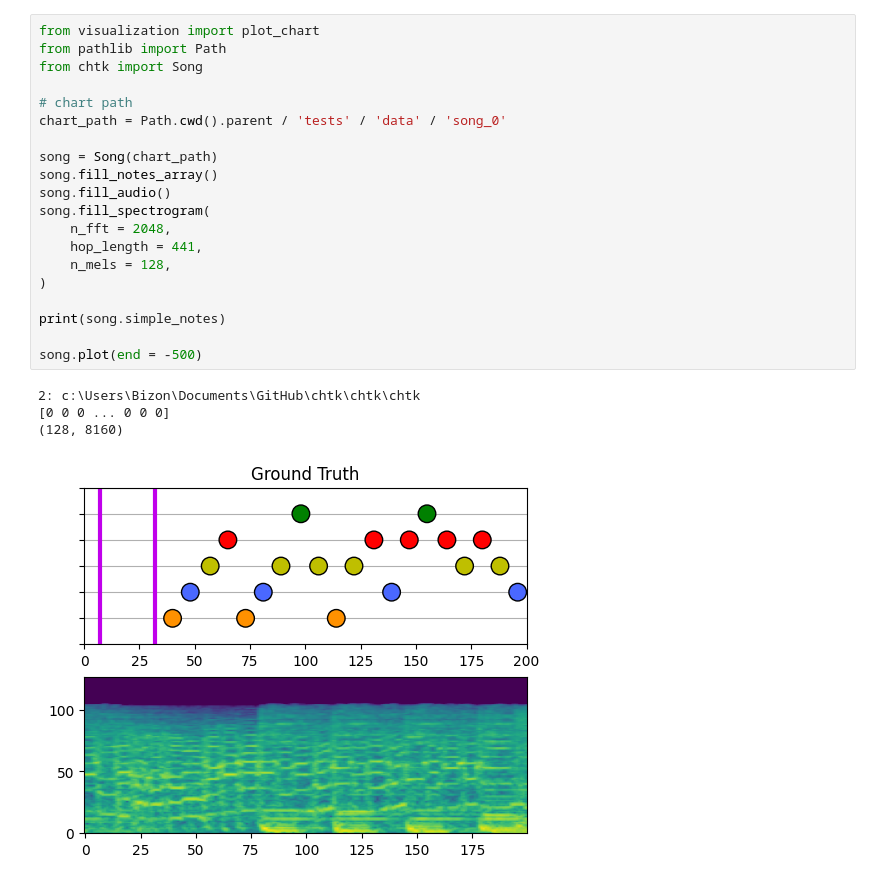
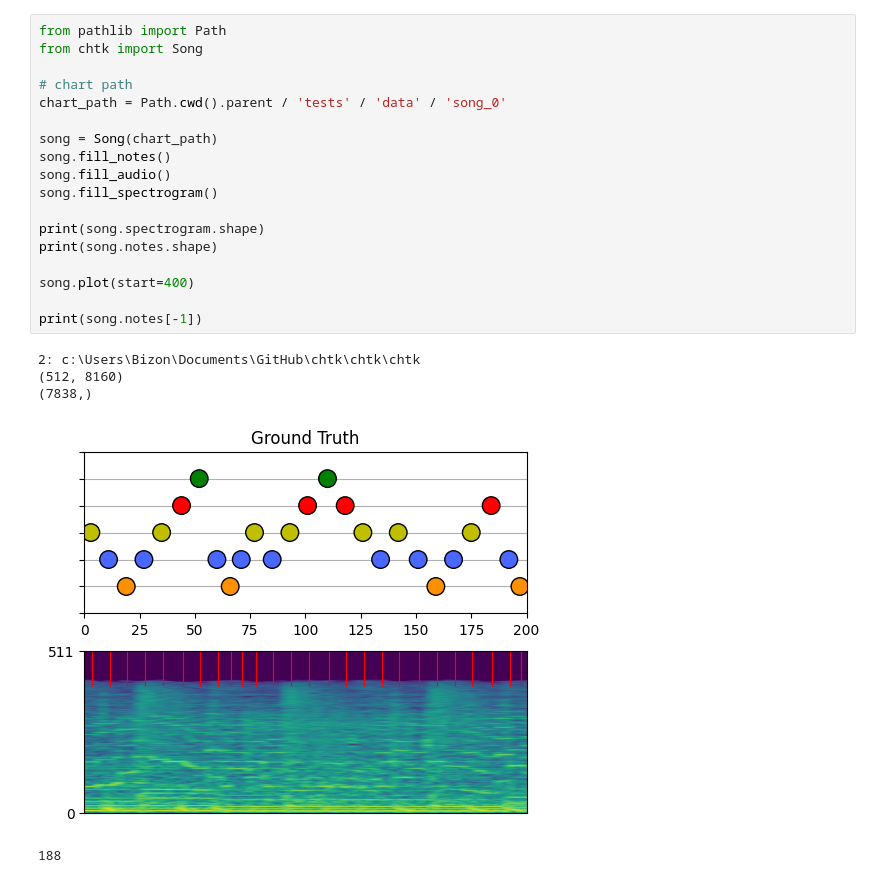
Before and after one commit to elliottwaissbluth/chtk, a Jupyter notebook: chtk/chtk/plot_charts.ipynb, the cells around one changed output. Drawn from its saved outputs; the diff is of its cells as text.

Commit message:
Cleaned up some more
Added some functionality to plot_chart() as well

```diff
--- a/chtk/chtk/plot_charts.ipynb
+++ b/chtk/chtk/plot_charts.ipynb
@@ -1,25 +1,24 @@
 # %%
-from visualization import plot_chart
 from pathlib import Path
 from chtk import Song
 
 # chart path
 chart_path = Path.cwd().parent / 'tests' / 'data' / 'song_0'
 
 song = Song(chart_path)
-song.fill_notes_array()
+song.fill_notes()
 song.fill_audio()
-song.fill_spectrogram(
-    n_fft = 2048,
-    hop_length = 441,
-    n_mels = 128,
-)
+song.fill_spectrogram()
 
-print(song.simple_notes)
+print(song.spectrogram.shape)
+print(song.notes.shape)
 
-song.plot(end = -500)
+song.plot(start=400)
+
+print(song.notes[-1])
 # %% [output]
 2: c:\Users\Bizon\Documents\GitHub\chtk\chtk\chtk
-[0 0 0 ... 0 0 0]
-(128, 8160)
+(512, 8160)
+(7838,)
-[figure, old version]
+[figure, new version]
+188
```
Also changed, not shown: parts of 1 cell of this notebook, 58 other files.
